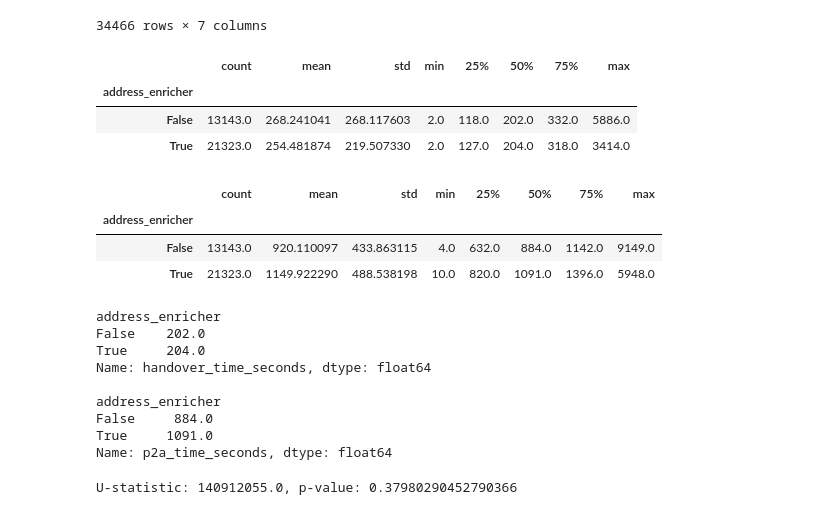
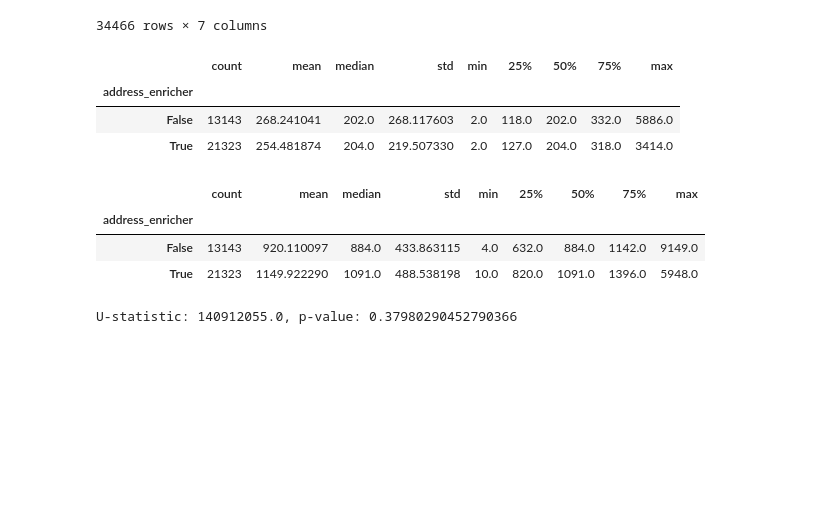
Before and after one commit to MohamdFekry/Parking-Enricher, a Jupyter notebook: test_data_analsis.ipynb, the cells around one changed output. Drawn from its saved outputs; the diff is of its cells as text; code cells hidden in the pictures; blank space fills up the shorter version.

```diff
--- a/test_data_analsis.ipynb
+++ b/test_data_analsis.ipynb
@@ -935,34 +935,20 @@ df_both
 | 34464 | 61692497 | FF3TNN3AFFSFPCA | addr::noon_customer::ae::efb853ff... | 325.0 | 1660.0 | False | ... |
 | 34465 | 60680608 | FF3INN3YH9PYHUA | addr::noon_customer::ae::a045ded0... | 321.0 | 17.0 | False | ... |
 34466 rows × 7 columns
-# %%
-df_both.groupby('address_enricher')['handover_time_seconds'].describe()
-# %% [output]
-|  | count | mean | std | min | 25% | 50% | 75% | max |
-| address_enricher |  |  |  |  |  |  |  |  |
-| False | 13143.0 | 268.241041 | 268.117603 | 2.0 | 118.0 | 202.0 | 332.0 | 5886.0 |
-| True | 21323.0 | 254.481874 | 219.507330 | 2.0 | 127.0 | 204.0 | 318.0 | 3414.0 |
-# %%
-df_both.groupby('address_enricher')['p2a_time_seconds'].describe()
-# %% [output]
-|  | count | mean | std | min | 25% | 50% | 75% | max |
-| address_enricher |  |  |  |  |  |  |  |  |
-| False | 13143.0 | 920.110097 | 433.863115 | 4.0 | 632.0 | 884.0 | 1142.0 | 9149.0 |
-| True | 21323.0 | 1149.922290 | 488.538198 | 10.0 | 820.0 | 1091.0 | 1396.0 | 5948.0 |
-# %%
-print(df_both.groupby('address_enricher')['handover_time_seconds'].median())
-print()
-print(df_both.groupby('address_enricher')['p2a_time_seconds'].median())
-# %% [output]
-address_enricher
-False    202.0
-True     204.0
-Name: handover_time_seconds, dtype: float64
-
-address_enricher
-False     884.0
-True     1091.0
-Name: p2a_time_seconds, dtype: float64
+# %%
+df_both.groupby('address_enricher')['handover_time_seconds'].agg(['count', 'mean', 'median', 'std', 'min', ('25%', lambda x: x.quantile(0.25)), ('50%', lambda x: x.quantile(0.50)), ('75%', lambda x: x.quantile(0.75)), 'max'])
+# %% [output]
+|  | count | mean | median | std | min | 25% | 50% | 75% | max |
+| address_enricher |  |  |  |  |  |  |  |  |  |
+| False | 13143 | 268.241041 | 202.0 | 268.117603 | 2.0 | 118.0 | 202.0 | 332.0 | 5886.0 |
+| True | 21323 | 254.481874 | 204.0 | 219.507330 | 2.0 | 127.0 | 204.0 | 318.0 | 3414.0 |
+# %%
+df_both.groupby('address_enricher')['p2a_time_seconds'].agg(['count', 'mean', 'median', 'std', 'min', ('25%', lambda x: x.quantile(0.25)), ('50%', lambda x: x.quantile(0.50)), ('75%', lambda x: x.quantile(0.75)), 'max'])
+# %% [output]
+|  | count | mean | median | std | min | 25% | 50% | 75% | max |
+| address_enricher |  |  |  |  |  |  |  |  |  |
+| False | 13143 | 920.110097 | 884.0 | 433.863115 | 4.0 | 632.0 | 884.0 | 1142.0 | 9149.0 |
+| True | 21323 | 1149.922290 | 1091.0 | 488.538198 | 10.0 | 820.0 | 1091.0 | 1396.0 | 5948.0 |
 # %%
 from scipy.stats import mannwhitneyu
 
```
Also changed, not shown: parts of 20 cells of this notebook, 12 other files.
